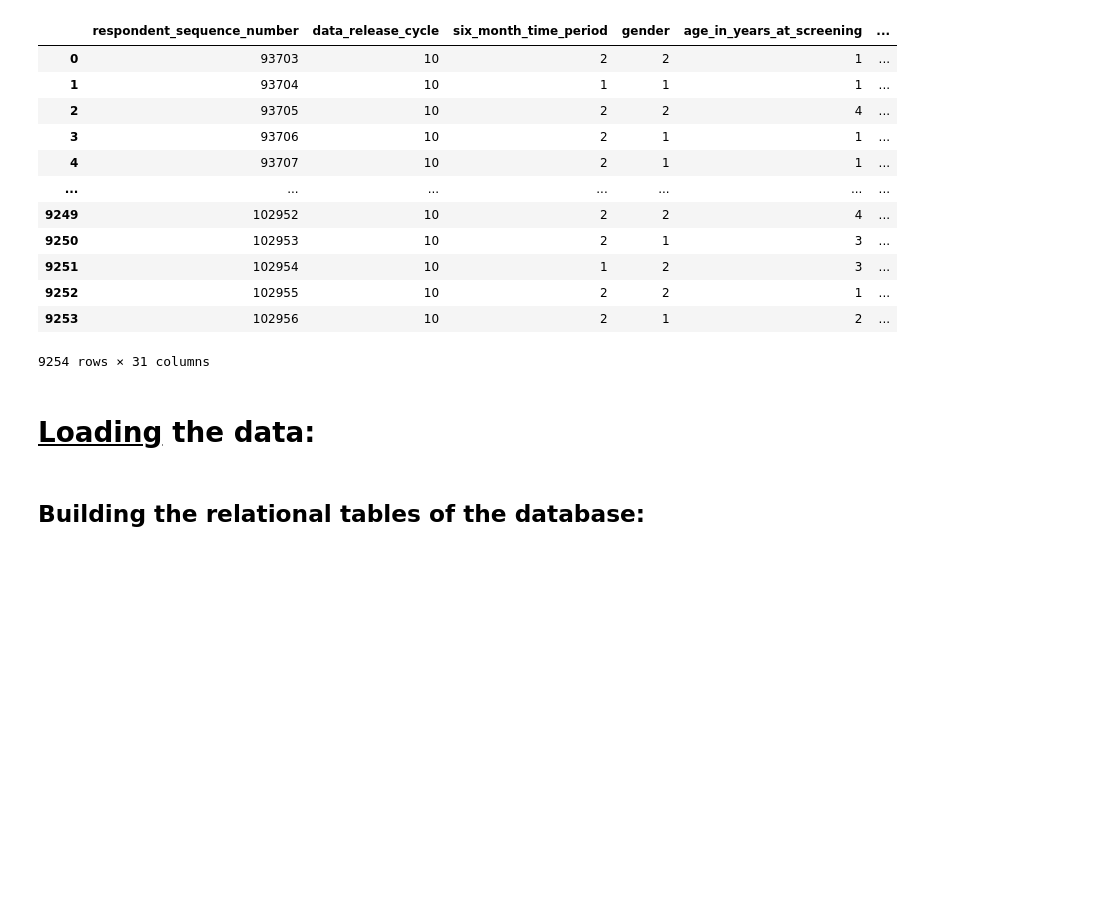
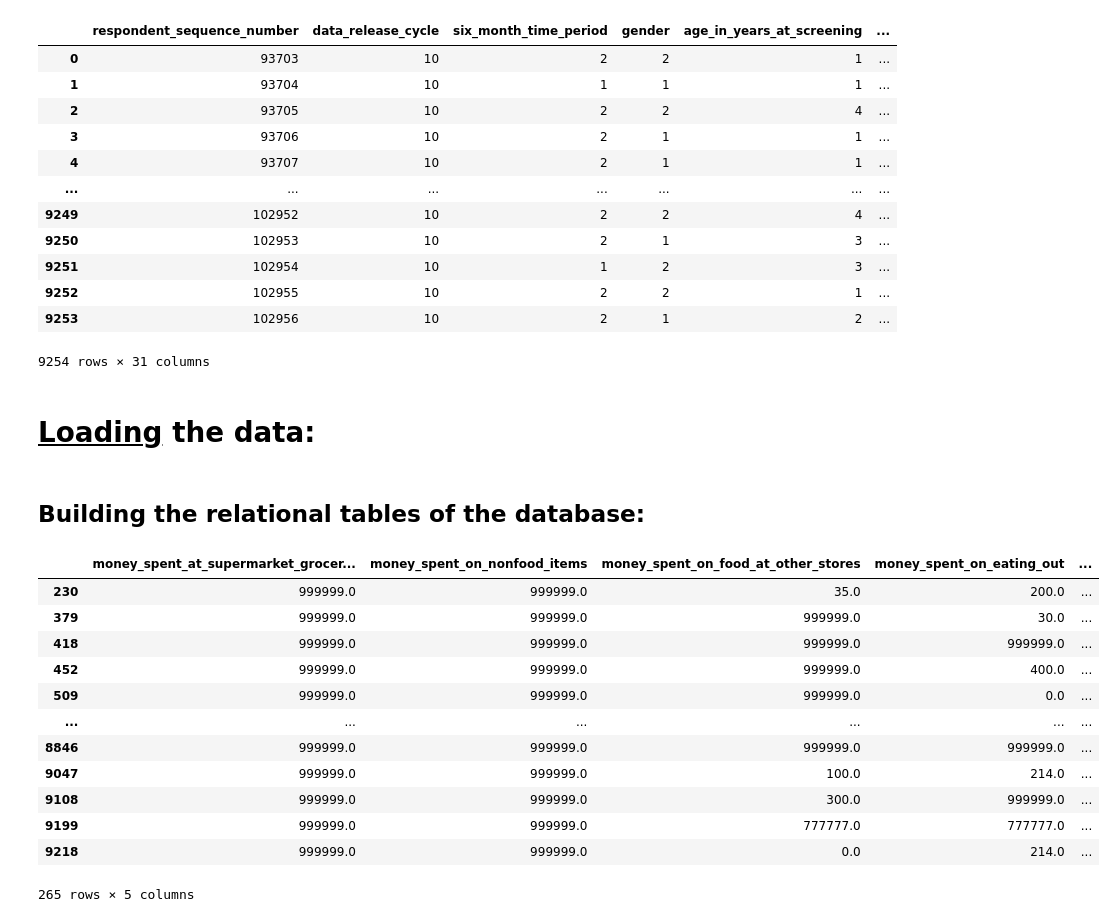
Before and after one commit to javrobs/nhanes_analysis, a Jupyter notebook: notebooks/ETL.ipynb, the cells around one changed output. Saved outputs shown, nothing was run; the diff lists cells and outputs as text; code cells hidden in the pictures; blank space fills up the shorter version.

```diff
--- a/notebooks/ETL.ipynb
+++ b/notebooks/ETL.ipynb
@@ -899,3 +899,24 @@ annual_income_table = {primary_key_name: [1, 2, 3, 4, 5, 6, 7, 8, 9, 10, 14, 15,
                                   '$100,000 and over',
                                   'Refused',
                                   "Don't know"]}
+# %%
+missing_df = final_df[[ 'money_spent_at_supermarket_grocery_store',
+       'money_spent_on_nonfood_items', 'money_spent_on_food_at_other_stores',
+       'money_spent_on_eating_out', 'money_spent_on_carryout_delivered_foods']].copy()
+
+missing_df = missing_df.loc[(missing_df['money_spent_at_supermarket_grocery_store'] == 999999) | (missing_df['money_spent_at_supermarket_grocery_store'] == 7777777)]
+missing_df
+# %% [output]
+|  | money_spent_at_supermarket_grocer... | money_spent_on_nonfood_items | money_spent_on_food_at_other_stores | money_spent_on_eating_out | ... |
+| 230 | 999999.0 | 999999.0 | 35.0 | 200.0 | ... |
+| 379 | 999999.0 | 999999.0 | 999999.0 | 30.0 | ... |
+| 418 | 999999.0 | 999999.0 | 999999.0 | 999999.0 | ... |
+| 452 | 999999.0 | 999999.0 | 999999.0 | 400.0 | ... |
+| 509 | 999999.0 | 999999.0 | 999999.0 | 0.0 | ... |
+| ... | ... | ... | ... | ... | ... |
+| 8846 | 999999.0 | 999999.0 | 999999.0 | 999999.0 | ... |
+| 9047 | 999999.0 | 999999.0 | 100.0 | 214.0 | ... |
+| 9108 | 999999.0 | 999999.0 | 300.0 | 999999.0 | ... |
+| 9199 | 999999.0 | 999999.0 | 777777.0 | 777777.0 | ... |
+| 9218 | 999999.0 | 999999.0 | 0.0 | 214.0 | ... |
+265 rows × 5 columns
```
Also changed, not shown: parts of 4 cells of this notebook, 5 other files.
